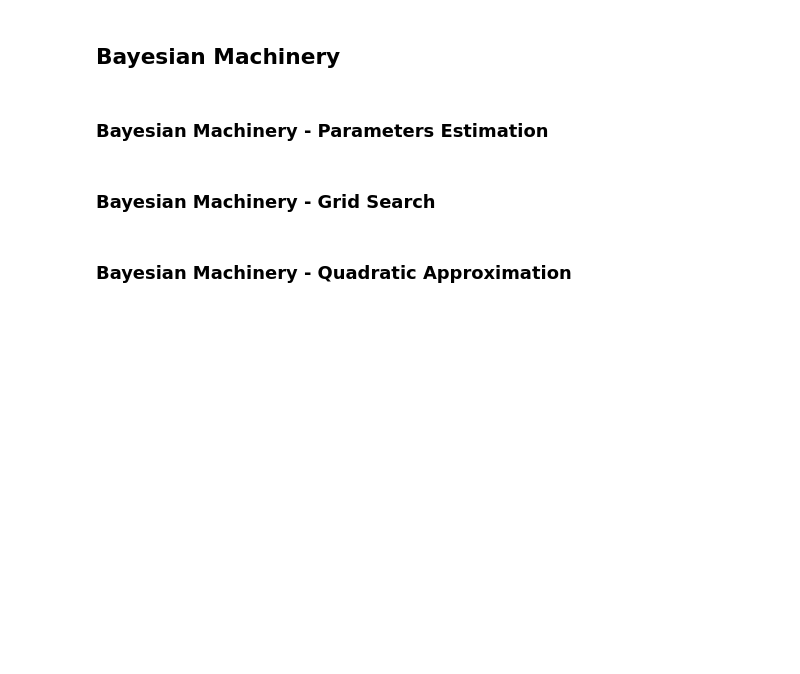
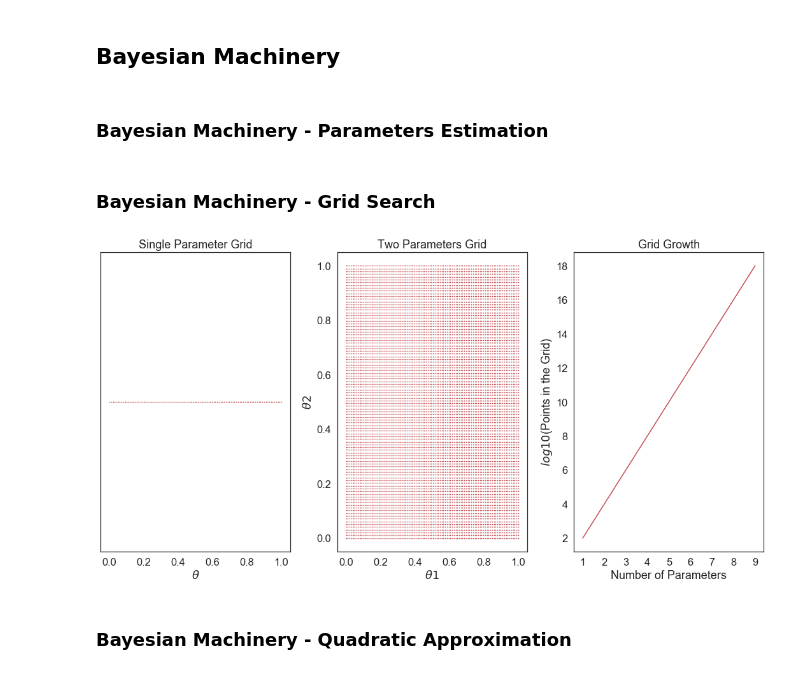
Before and after one commit to vb690/introduction_bayesian_analysis, a Jupyter notebook: workshop_slides.ipynb, the cells around one changed output. Saved outputs shown, nothing was run; the diff lists cells and outputs as text; code cells hidden in the pictures; blank space fills up the shorter version.

```diff
--- a/workshop_slides.ipynb
+++ b/workshop_slides.ipynb
@@ -197,5 +199,14 @@ visualize_priors_effect(
 ### Bayesian Machinery - Parameters Estimation
 # %% [markdown]
 ### Bayesian Machinery - Grid Search
+# %%
+from modules.visuals import visualize_grid_search
+
+visualize_grid_search(
+    n_para=10,
+    n_approx_points=100,
+)
+# %% [output]
+[figure, added]
 # %% [markdown]
 ### Bayesian Machinery - Quadratic Approximation
```
Also changed, not shown: parts of 33 cells of this notebook, 9 other files.
